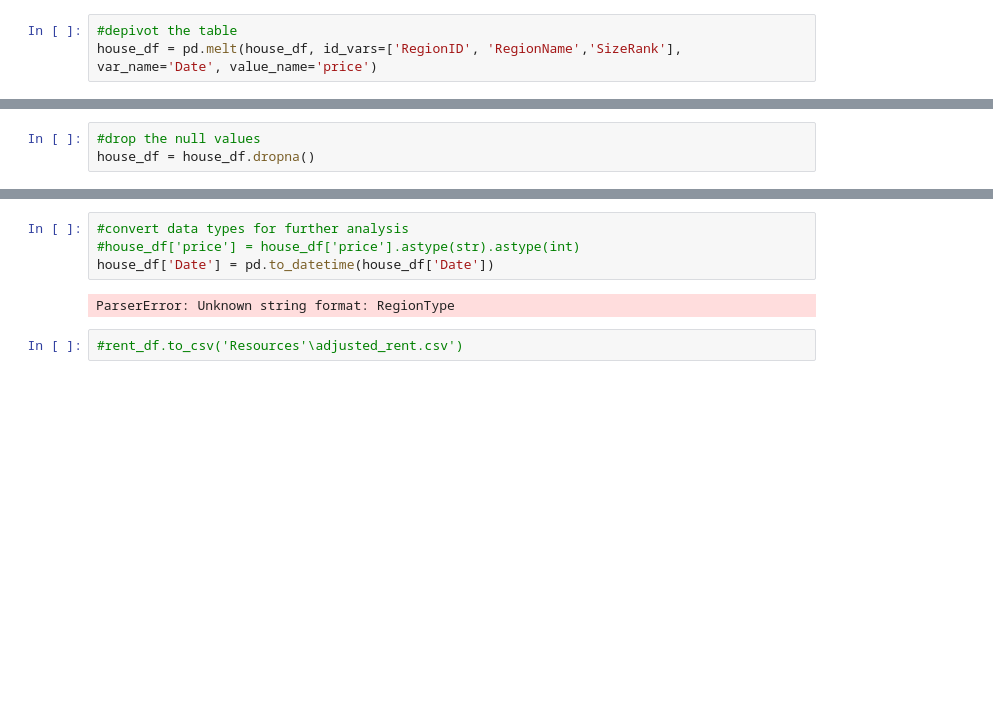
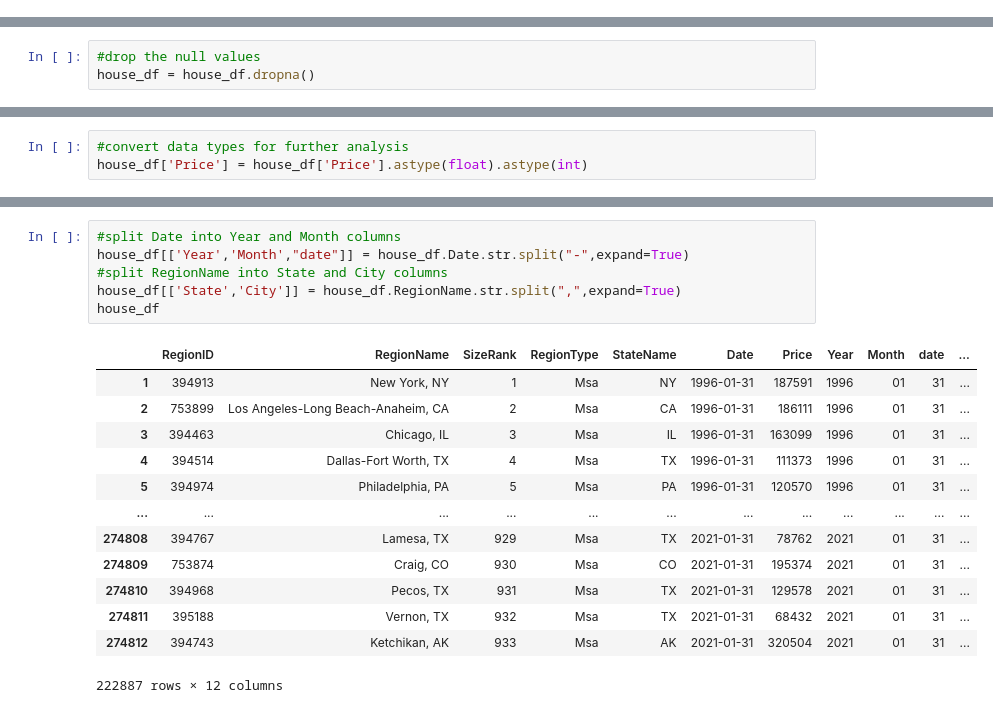
Before and after one commit to marybellavia/project-two, a Jupyter notebook: ETL.ipynb, the cells around one changed output, grey strips where cells are left out. Drawn from its saved outputs; the diff is of its cells as text; blank space fills up the shorter version.

```diff
--- a/ETL.ipynb
+++ b/ETL.ipynb
@@ -140,6 +288,3 @@ house_df
-# %%
-#depivot the table
-house_df = pd.melt(house_df, id_vars=['RegionID', 'RegionName','SizeRank'], var_name='Date', value_name='price')
 # %%
 #check for null values
 house_df.isnull().sum()
@@ -165 +326,4 @@ dtype: int64
+# %%
+#convert data types for further analysis
+house_df['Price'] = house_df['Price'].astype(float).astype(int)
 # %%
@@ -174,8 +345,20 @@ dtype: object
-# %%
-#convert data types for further analysis
-#house_df['price'] = house_df['price'].astype(str).astype(int)
-house_df['Date'] = pd.to_datetime(house_df['Date'])
-# %% [output]
-ParserError: Unknown string format: RegionType
-# %%
-#rent_df.to_csv('Resources'\adjusted_rent.csv')
+# %%
+#split Date into Year and Month columns
+house_df[['Year','Month',"date"]] = house_df.Date.str.split("-",expand=True)
+#split RegionName into State and City columns
+house_df[['State','City']] = house_df.RegionName.str.split(",",expand=True)
+house_df
+# %% [output]
+|  | RegionID | RegionName | SizeRank | RegionType | StateName | Date | Price | Year | Month | date | ... |
+| 1 | 394913 | New York, NY | 1 | Msa | NY | 1996-01-31 | 187591 | 1996 | 01 | 31 | ... |
+| 2 | 753899 | Los Angeles-Long Beach-Anaheim, CA | 2 | Msa | CA | 1996-01-31 | 186111 | 1996 | 01 | 31 | ... |
+| 3 | 394463 | Chicago, IL | 3 | Msa | IL | 1996-01-31 | 163099 | 1996 | 01 | 31 | ... |
+| 4 | 394514 | Dallas-Fort Worth, TX | 4 | Msa | TX | 1996-01-31 | 111373 | 1996 | 01 | 31 | ... |
+| 5 | 394974 | Philadelphia, PA | 5 | Msa | PA | 1996-01-31 | 120570 | 1996 | 01 | 31 | ... |
+| ... | ... | ... | ... | ... | ... | ... | ... | ... | ... | ... | ... |
+| 274808 | 394767 | Lamesa, TX | 929 | Msa | TX | 2021-01-31 | 78762 | 2021 | 01 | 31 | ... |
+| 274809 | 753874 | Craig, CO | 930 | Msa | CO | 2021-01-31 | 195374 | 2021 | 01 | 31 | ... |
+| 274810 | 394968 | Pecos, TX | 931 | Msa | TX | 2021-01-31 | 129578 | 2021 | 01 | 31 | ... |
+| 274811 | 395188 | Vernon, TX | 932 | Msa | TX | 2021-01-31 | 68432 | 2021 | 01 | 31 | ... |
+| 274812 | 394743 | Ketchikan, AK | 933 | Msa | AK | 2021-01-31 | 320504 | 2021 | 01 | 31 | ... |
+222887 rows × 12 columns
```
Also changed, not shown: parts of 39 cells of this notebook.
